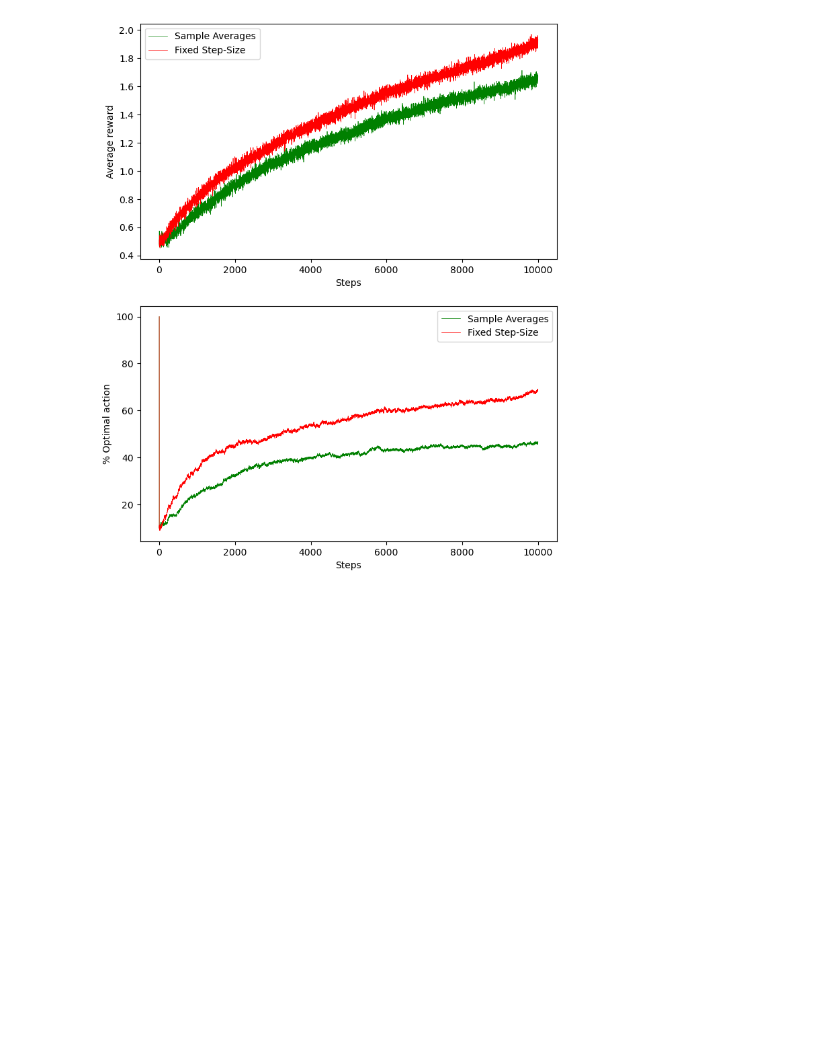
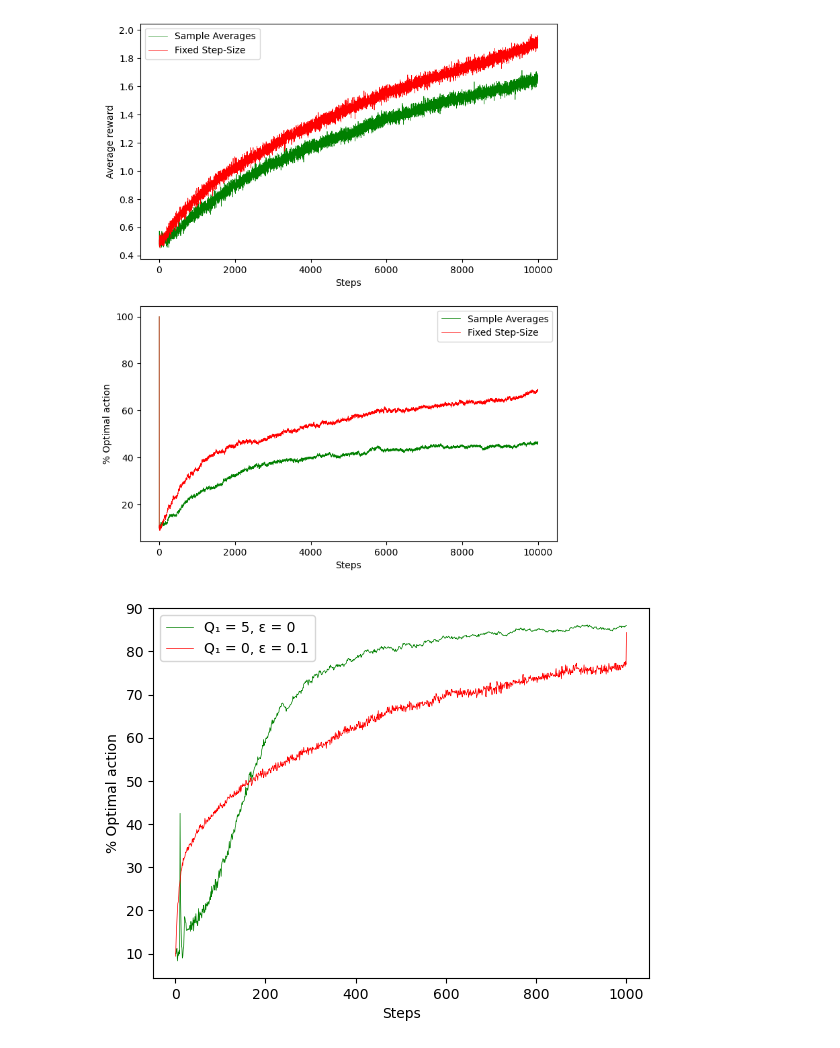
Before and after one commit to vinicius-gaspar/rl-studies, a Jupyter notebook: multi-armed-bandits.ipynb, the cells around one changed output. Saved outputs shown, nothing was run; the diff lists cells and outputs as text; code cells hidden in the pictures; blank space fills up the shorter version.

Commit message:
Effects of optmistic initial values

```diff
--- a/multi-armed-bandits.ipynb
+++ b/multi-armed-bandits.ipynb
@@ -3,7 +3,7 @@ import numpy as np
 import matplotlib.pyplot as plt
 import random
 # %%
-def k_bandits_sample_average_stationary(arms_number, mean, variance_action_values, variance_rewards, epsilon, runs, time_steps):
+def k_bandits_sample_average_stationary(arms_number, mean, variance_action_values, variance_rewards, epsilon, runs, time_steps, initial_estimated_action_value=0):
 
     average_rewards = np.zeros(shape=time_steps, dtype=float)
     optimal_actions = np.zeros(shape=time_steps, dtype=float)
@@ -15,6 +15,7 @@ def k_bandits_sample_average_stationary(arms_number, mean, variance_action_value
         optimal_action = np.where(true_action_values == np.amax(true_action_values))[0]
 
         estimated_action_values = np.zeros(shape=(2, arms_number), dtype=float)
+        estimated_action_values[0] = estimated_action_values[0] + initial_estimated_action_value
 
         exploration_steps = np.random.randint(0, time_steps - 1, size= int(epsilon * time_steps))
 
@@ -150,7 +243,7 @@ steps = np.linspace(1, time_steps, time_steps, endpoint=True)
 
 fig, (ax0, ax1) = plt.subplots(nrows=2, ncols=1, sharex=False,figsize=(8, 10))
 for e in epsilon:
-    average_rewards, optimal_actions = k_bandits_sample_average(arms_number, mean, variance_action_values, variance_rewards, e, runs, time_steps)
+    average_rewards, optimal_actions = k_bandits_sample_average_stationary(arms_number, mean, variance_action_values, variance_rewards, e, runs, time_steps)
     ax0.plot(steps, average_rewards, linewidth=0.5, color=linecolors[epsilon.index(e)], label=labels[epsilon.index(e)])
     ax1.plot(steps, optimal_actions*100, linewidth=0.5, color=linecolors[epsilon.index(e)], label=labels[epsilon.index(e)])
 ax0.set_ylabel('Average reward')
@@ -197,3 +290,29 @@ ax1.legend()
 plt.show()
 # %% [output]
 [figure]
+# %%
+epsilon = [0, 0.1]
+initial_estimation = [5, 0]
+runs = 2000
+time_steps = 1000
+arms_number = 10
+mean = 0.0
+variance_action_values = 1.0
+variance_rewards = 1.0
+arms_number = 10s
+step_size = 0.1
+
+linecolors = ['green', 'red']
+labels = ['Q\u2081 = 5, \u03B5 = 0', 'Q\u2081 = 0, \u03B5 = 0.1']
+steps = np.linspace(1, time_steps, time_steps, endpoint=True)
+
+fig, ax = plt.subplots()
+for e in epsilon:
+    average_rewards, optimal_actions = k_bandits_fixed_step_size_stationary(arms_number, mean, variance_action_values, variance_rewards, e, runs, time_steps, step_size, initial_estimation[epsilon.index(e)])
+    ax.plot(steps, optimal_actions*100, linewidth=0.5, color=linecolors[epsilon.index(e)], label=labels[epsilon.index(e)])
+ax.set_ylabel('% Optimal action')
+ax.set_xlabel('Steps')
+ax.legend()
+plt.show()
+# %% [output]
+[figure, added]
```
Also changed, not shown: parts of 3 cells of this notebook.
